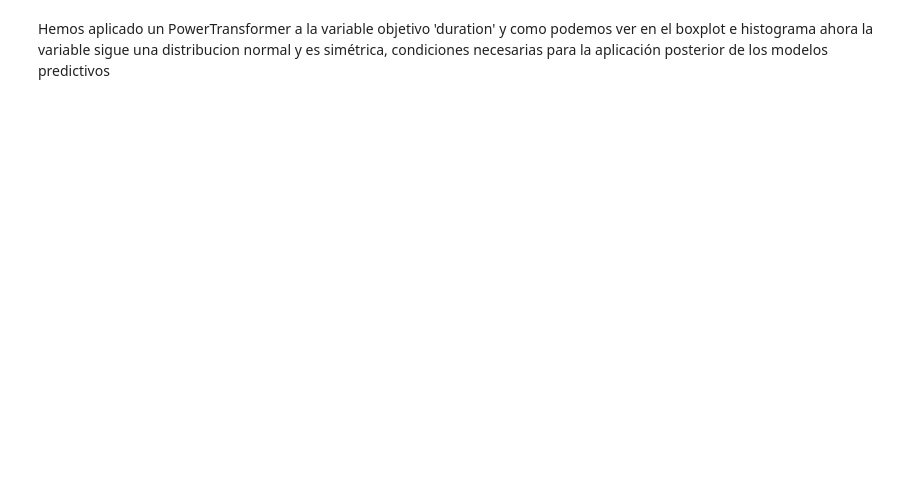
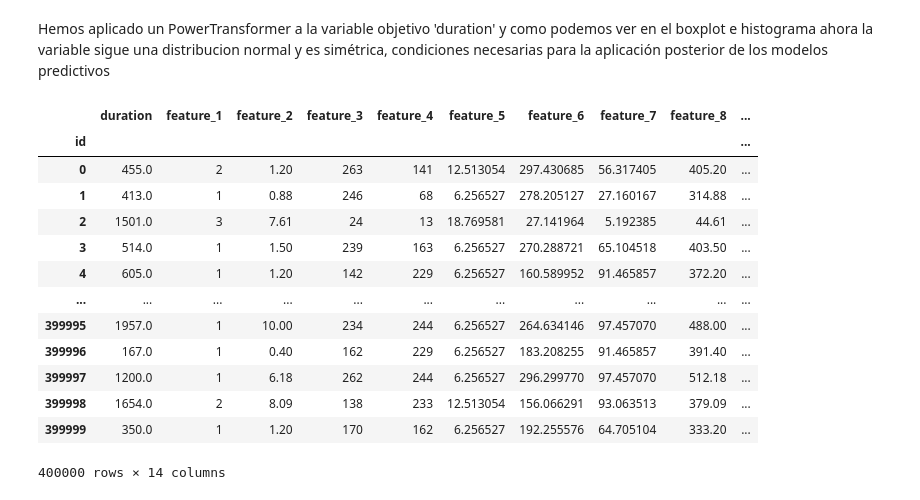
Before and after one commit to BLACKA10/prueba_ML, a Jupyter notebook: Final.ipynb, the cells around one changed output. Cells and saved outputs as stored; diff of their text form; code cells hidden in the pictures; blank space fills up the shorter version.

```diff
--- a/Final.ipynb
+++ b/Final.ipynb
@@ -182,0 +207,23 @@ ahfsonyr
+# %%
+#Extraer la fecha y la hora en columnas separadas
+data['fecha'] = data['feature_0'].dt.date
+data['hora'] = data['feature_0'].dt.time
+
+# Eliminar la columna "feature_0" original
+data = data.drop('feature_0', axis=1)
+data
+# %% [output]
+|  | duration | feature_1 | feature_2 | feature_3 | feature_4 | feature_5 | feature_6 | feature_7 | feature_8 | ... |
+| id |  |  |  |  |  |  |  |  |  | ... |
+| 0 | 455.0 | 2 | 1.20 | 263 | 141 | 12.513054 | 297.430685 | 56.317405 | 405.20 | ... |
+| 1 | 413.0 | 1 | 0.88 | 246 | 68 | 6.256527 | 278.205127 | 27.160167 | 314.88 | ... |
+| 2 | 1501.0 | 3 | 7.61 | 24 | 13 | 18.769581 | 27.141964 | 5.192385 | 44.61 | ... |
+| 3 | 514.0 | 1 | 1.50 | 239 | 163 | 6.256527 | 270.288721 | 65.104518 | 403.50 | ... |
+| 4 | 605.0 | 1 | 1.20 | 142 | 229 | 6.256527 | 160.589952 | 91.465857 | 372.20 | ... |
+| ... | ... | ... | ... | ... | ... | ... | ... | ... | ... | ... |
+| 399995 | 1957.0 | 1 | 10.00 | 234 | 244 | 6.256527 | 264.634146 | 97.457070 | 488.00 | ... |
+| 399996 | 167.0 | 1 | 0.40 | 162 | 229 | 6.256527 | 183.208255 | 91.465857 | 391.40 | ... |
+| 399997 | 1200.0 | 1 | 6.18 | 262 | 244 | 6.256527 | 296.299770 | 97.457070 | 512.18 | ... |
+| 399998 | 1654.0 | 2 | 8.09 | 138 | 233 | 12.513054 | 156.066291 | 93.063513 | 379.09 | ... |
+| 399999 | 350.0 | 1 | 1.20 | 170 | 162 | 6.256527 | 192.255576 | 64.705104 | 333.20 | ... |
+400000 rows × 14 columns
```
Also changed, not shown: parts of 5 cells of this notebook.
